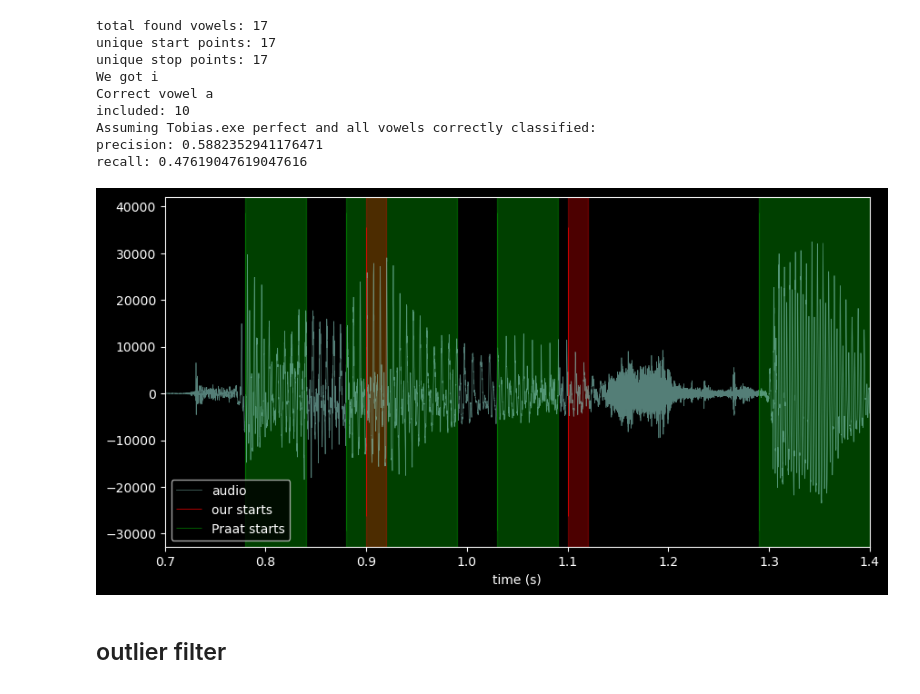
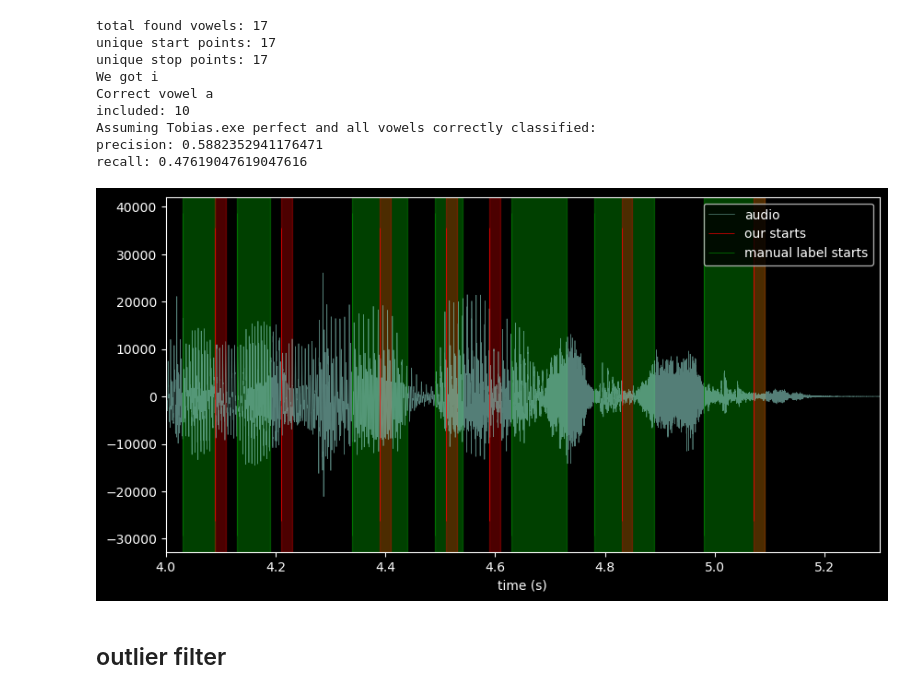
Before and after one commit to TobiasBjork/VowelProject, a Jupyter notebook: evaluation_labels.ipynb, the cells around one changed output. Drawn from its saved outputs; the diff is of its cells as text; code cells hidden in the pictures.

Commit message:
manual timestamp

```diff
--- a/evaluation_labels.ipynb
+++ b/evaluation_labels.ipynb
@@ -21,14 +21,14 @@ plt.close("all")
 # %% [markdown]
 ## audio, labels, speech recognition
 # %%
-#labels_path = (
-#    "example_speech_Andreas/180923214834-Y20UOTIE-text-000_vowels_timestamp_praat"
-#)
-labels_path = "wav_examples/digitala_vowels_manual_timestamps.csv"
+labels_path = (
+    "example_speech_Andreas/180923214834-Y20UOTIE-text-000_vowels_timestamp_praat"
+)
+#labels_path = "wav_examples/digitala_vowels_manual_timestamps.csv"
 
 labels_df = pd.read_csv(labels_path)
-#audio_path = "audio_preproc/180923214834-Y20UOTIE-text-000_pp.wav"
-audio_path = "wav_examples/digitala_resurser_sv.wav"
+audio_path = "audio_preproc/180923214834-Y20UOTIE-text-000_pp.wav"
+#audio_path = "wav_examples/digitala_resurser_sv.wav"
 
 Fs, audio = wavfile.read(audio_path)
 model_path = "models/vosk-model-small-sv-rhasspy-0.15/"
@@ -36,16 +36,18 @@ model_path = "models/vosk-model-small-sv-rhasspy-0.15/"
 if "model" not in locals():
     model = Model(model_path)
 
-words = tools.rec_vosk(audio_path, model, print_summary=True)
+words = tools.rec_vosk(audio_path, model, print_summary=False)
 
 text = " ".join([w["word"] for w in words])
 
 # get all vowels
 for w in words:
     w["vowels"] = tools.checkVowels(w["word"], tools.VOWELS_SV)
+    if w["conf"] == 1:
+        print(w["word"],w["start"],"-",w["end"])
 
 
-print(text)
+#print(text)
 plt.figure(figsize=(10, 2))
 plt.plot([w["conf"] for w in words], "*")
 plt.title("Vosk confidence")
@@ -123,27 +132,27 @@ recall: 0.47619047619047616
 # %%
 plt.figure(figsize=(10, 5))
 
 tt = np.arange(len(audio)) / Fs
 plt.plot(tt, audio, alpha=0.6, label="audio")
 plt.vlines(starts_all, *plt.ylim(), colors="r", label="our starts")
-plt.vlines(labels_df.tmin, *plt.ylim(), colors="g", label="Praat starts")
+plt.vlines(labels_df.tmin, *plt.ylim(), colors="g", label="manual label starts")
 for tmin, tmax in zip(labels_df.tmin, labels_df.tmax):
     plt.axvspan(tmin, tmax, alpha=0.5, color="g")
 
 for start, stop in zip(starts_all, stops_all):
     plt.axvspan(start, stop, alpha=0.3, color="r")
 
 
 plt.xlabel("time (s)")
 
 tr = (0, len(audio) / Fs)
-tr = (0.7,1.4)
+tr = (4,5.3)
 
 plt.xlim(*tr)
 plt.legend()
 plt.show()
 # %% [output]
-[figure, old version]
+[figure, new version]
 # %%
 wavfile.write(
     "output/test.wav", Fs, tools.wavScaler(audio[int(tr[0] * Fs) : int(tr[1] * Fs)])
```
Also changed, not shown: parts of 1 cell of this notebook, 2 other files.
